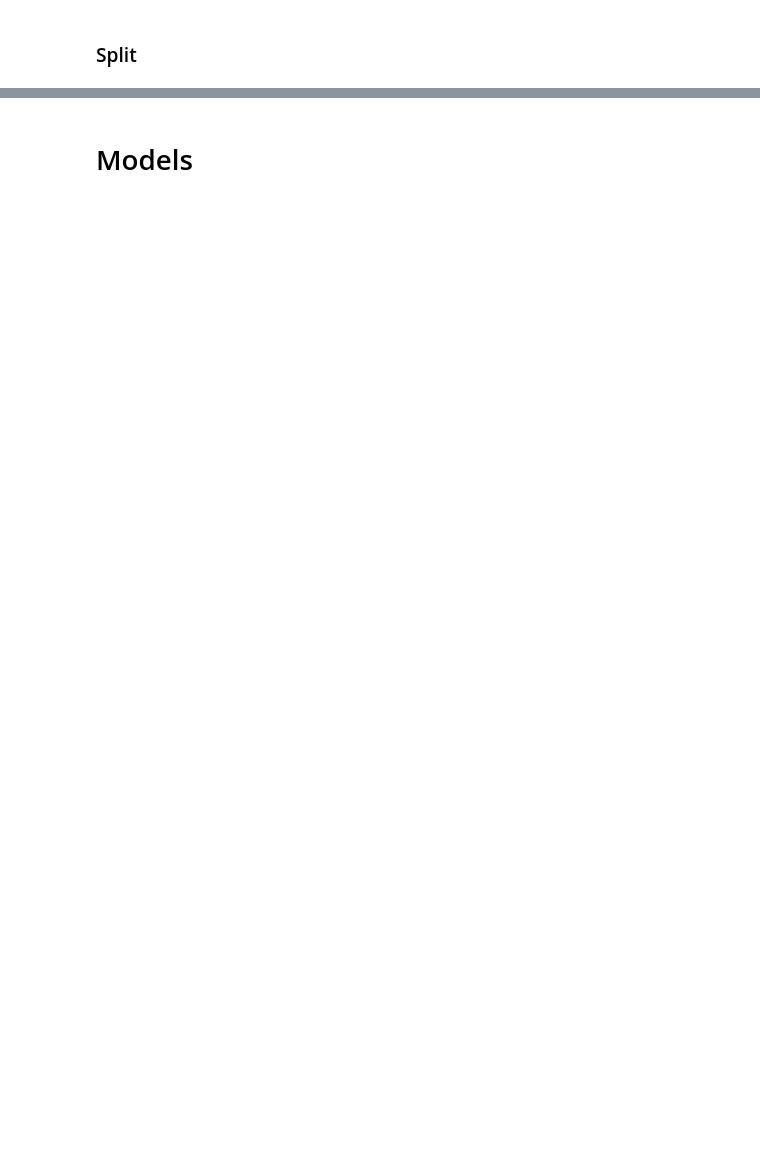
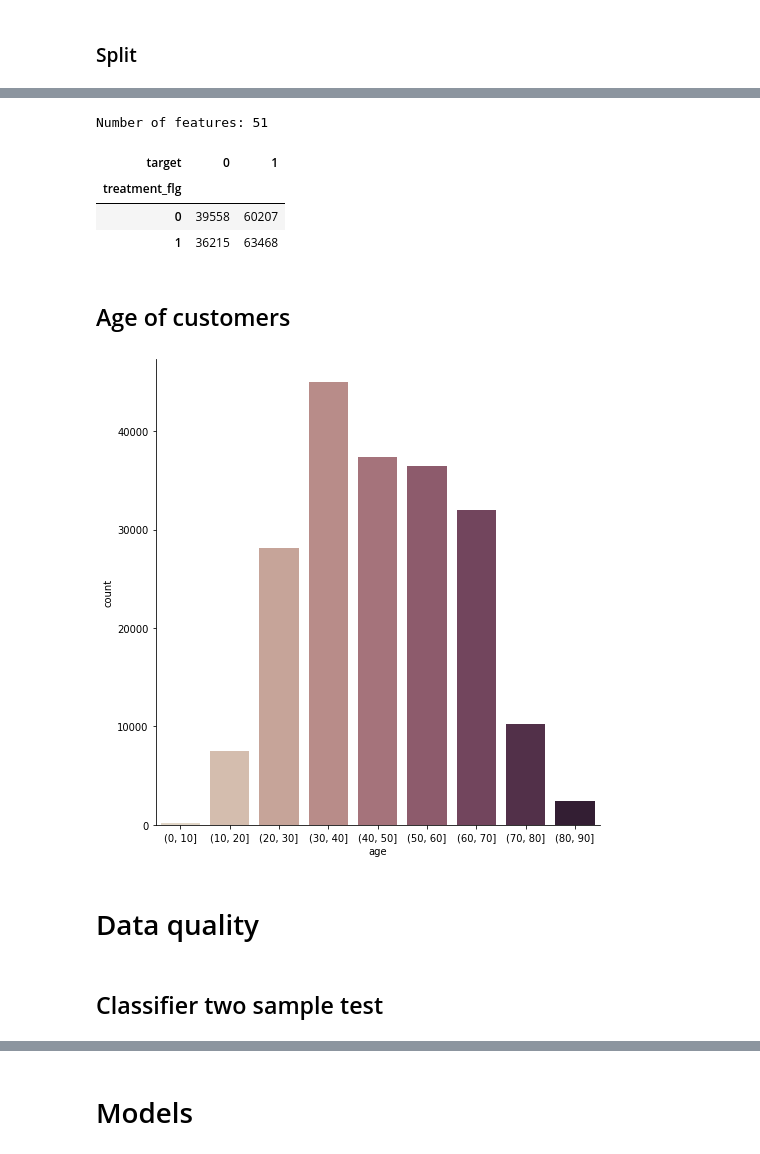
Before and after one commit to Muhamob/uplift-modelling, a Jupyter notebook: notebooks/datasets/x5-models.ipynb, the cells around one changed output, grey strips where cells are left out. Drawn from its saved outputs; the diff is of its cells as text; code cells hidden in the pictures; blank space fills up the shorter version.

```diff
--- a/notebooks/datasets/x5-models.ipynb
+++ b/notebooks/datasets/x5-models.ipynb
@@ -35,0 +42,8 @@ df
+# %%
+print("Number of entries where age is not defined:", df.age.le(0).sum())
+df = df[df.age > 0]
+print("Number of clients with age > 0:", df.shape[0])
+
+print("Number of clients with age > 110:", df.age.gt(110).sum())
+df = df[df.age < 110]
+print("Number of clients with age from (0, 110):", df.shape[0])
@@ -50,0 +94,29 @@ df_train, df_test = train_test_split(df, train_size=0.8, stratify=df.treatment_f
+# %%
+print("Number of features:", train_features.shape[1])
+# %% [output]
+Number of features: 51
+# %%
+pd.crosstab(df.treatment_flg, df.target, normalize=False)
+# %% [output]
+| target | 0 | 1 |
+| treatment_flg |  |  |
+| 0 | 39558 | 60207 |
+| 1 | 36215 | 63468 |
+# %% [markdown]
+## Age of customers
+# %%
+# fig, ax = plt.subplots(figsize=(10, 5))
+
+g = sns.catplot(
+    x="age",
+    data=pd.cut(df.age, bins=list(range(0, 100, 10))).to_frame(),
+    kind="count",
+    palette="ch:.25",
+    height=7
+)
+# %% [output]
+[figure, added]
+# %% [markdown]
+# Data quality
+# %% [markdown]
+## Classifier two sample test
```
Also changed, not shown: parts of 29 cells of this notebook, 1 other file.
